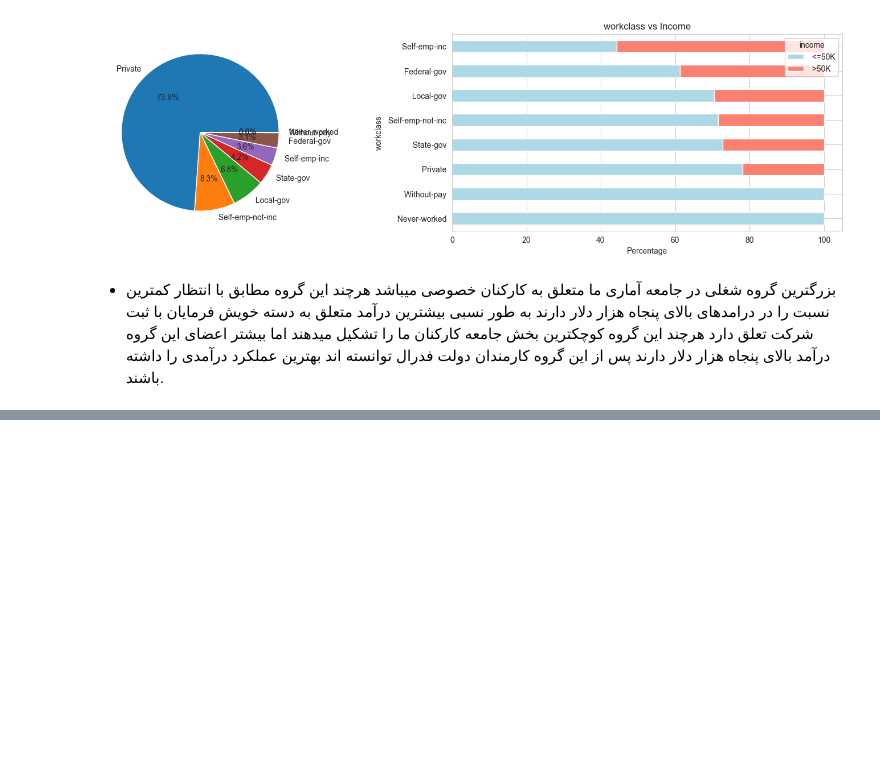
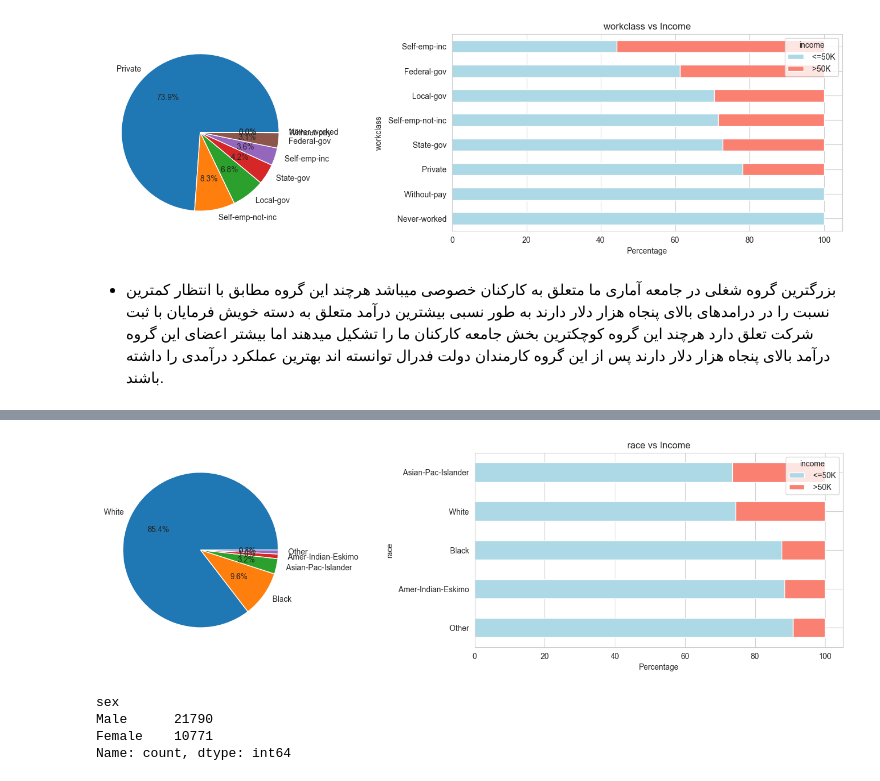
Before and after one commit to Farbod0o/Income-Analysis-in-Census-Data, a Jupyter notebook: CensusIncome.ipynb, the cells around one changed output, grey strips where cells are left out. Drawn from its saved outputs; the diff is of its cells as text; code cells hidden in the pictures; blank space fills up the shorter version.

```diff
--- a/CensusIncome.ipynb
+++ b/CensusIncome.ipynb
@@ -171,0 +168,26 @@ data
+# %%
+race = data['race'].value_counts()
+plt.figure(figsize=(15, 8))
+
+plt.subplot(2, 2, 1)
+plt.pie(race, labels=race.index, autopct='%1.1f%%')
+
+plt.subplot(2, 2, 2)
+relationship_status_income = pd.crosstab(data['race'], data['income'], normalize='index') * 100
+relationship_status_income.sort_values(by=' >50K').plot(kind='barh', stacked=True, color=['lightblue', 'salmon'],
+                                                   ax=plt.gca())
+plt.xlabel('Percentage')
+plt.ylabel('race')
+plt.title('race vs Income')
+plt.tight_layout()
+
+plt.show()
+# %% [output]
+[figure, added]
+# %%
+data['sex'].value_counts()
+# %% [output]
+sex
+Male      21790
+Female    10771
+Name: count, dtype: int64
```
Also changed, not shown: parts of 10 cells of this notebook, 1 other file.
